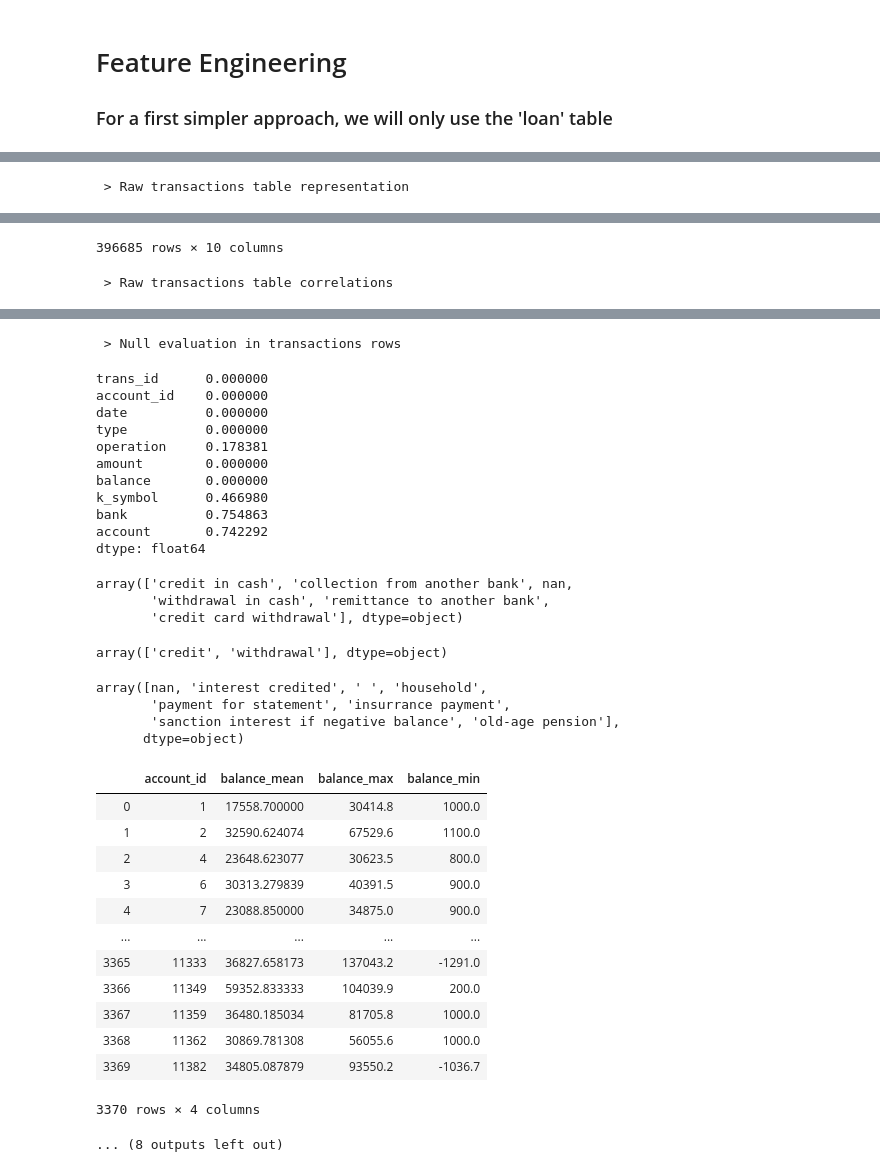
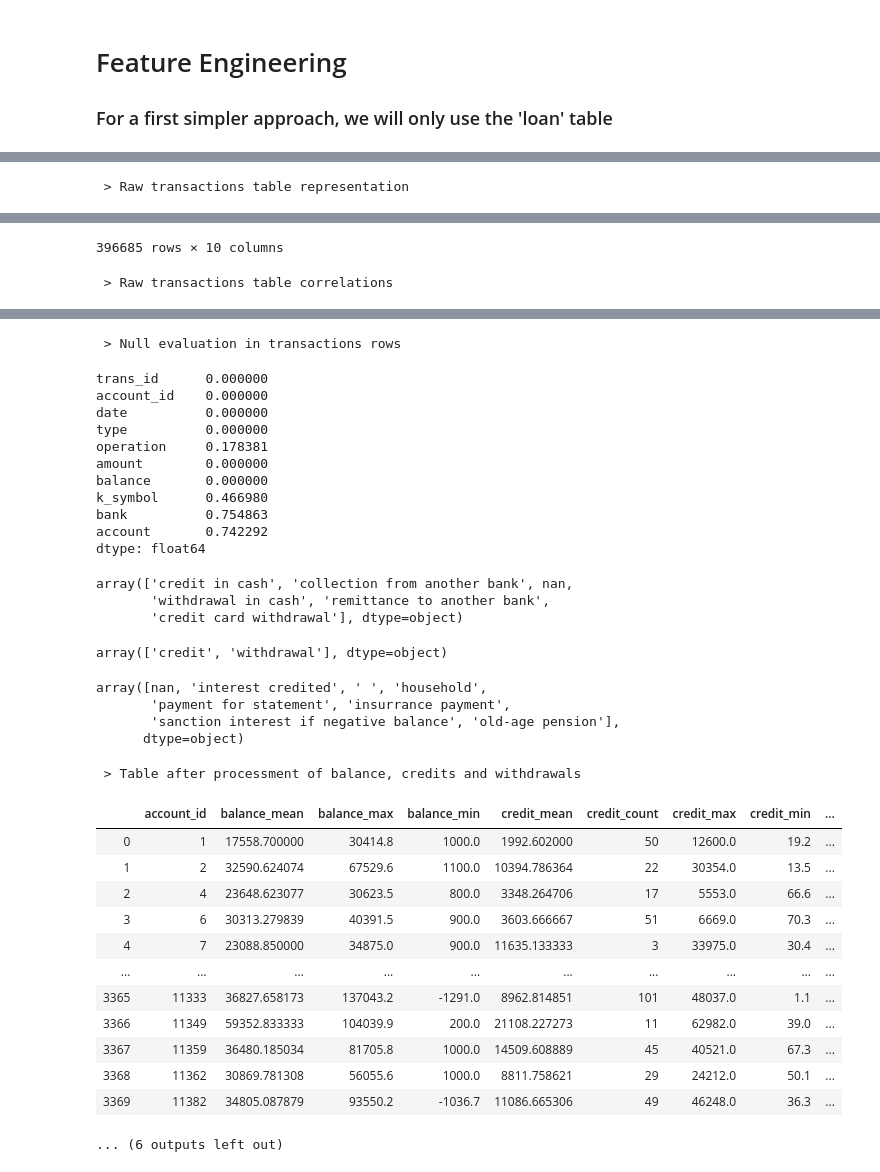
Before and after one commit to EdgarACarneiro/feup-ecac, a Jupyter notebook: project-competition/pre_processing.ipynb, the cells around one changed output, grey strips where cells are left out. Saved outputs shown, nothing was run; the diff lists cells and outputs as text; code cells hidden in the pictures.

```diff
--- a/project-competition/pre_processing.ipynb
+++ b/project-competition/pre_processing.ipynb
@@ -178,15 +178,18 @@ def categorical_binning(dataset):
 
 ### For a first simpler approach, we will only use the 'loan' table
 # %%
-# Reading the different train tables
+# Loading the different train tables
 loan_df = utils.read_csv_to_df('competition_dataset/loan_train.csv', delimiter=';')
 account_df = utils.read_csv_to_df('competition_dataset/account.csv', delimiter=';')
 disp_df = utils.read_csv_to_df('competition_dataset/disp.csv', delimiter=';')
 card_df = utils.read_csv_to_df('competition_dataset/card_train.csv', delimiter=';')
+trans_df = utils.read_csv_to_df('competition_dataset/trans_train.csv', delimiter=';')
 
-
+# Loading the test tables
 loan_test_df = utils.read_csv_to_df('competition_dataset/loan_test.csv', delimiter=';')
 card_test_df = utils.read_csv_to_df('competition_dataset/card_test.csv', delimiter=';')
+trans_test_df = utils.read_csv_to_df('competition_dataset/trans_test.csv', delimiter=';')
+
 
 print(' ::: Tables Scheme :::')
 print('\n\n\t LOAN TABLE')
@@ -197,6 +200,8 @@ print('\n\n\t DISPOSITION TABLE')
 display(disp_df.head())
 print('\n\n\t CREDIT CARD TABLE')
 display(card_df.head())
+print('\n\n\tTRANSACTIONS TABLE')
+display(trans_df.head())
 # %% [output]
  ::: Tables Scheme :::
 
@@ -260,7 +272,6 @@ def process_transactions(transactions_df, debug=False):
         'balance': ['mean', 'max', 'min']
     }).reset_index()
     agg_ballance.columns = ['account_id', 'balance_mean', 'balance_max', 'balance_min']
-    display(agg_ballance)
 
     # Agrregatting credits
     agg_credits = processed_df.groupby(
@@ -270,7 +281,6 @@ def process_transactions(transactions_df, debug=False):
     }).reset_index()
     agg_credits.columns = ['account_id', 'type', 'credit_mean', 'credit_count', 'credit_max', 'credit_min']
     agg_credits = agg_credits[agg_credits['type'] == 'credit']
-    display(agg_credits)
 
     # Aggregatting withdrawals
     agg_withdrawals = processed_df.groupby(
@@ -281,27 +291,29 @@ def process_transactions(transactions_df, debug=False):
     agg_withdrawals.columns = ['account_id', 'type', 'withdrawal_mean', 'withdrawal_count',
                            'withdrawal_max', 'withdrawal_min']
     agg_withdrawals = agg_withdrawals[agg_withdrawals['type'] == 'withdrawal']
-    display(agg_withdrawals)
 
     # Aggregatting all the 3 tables into one
-    agg_res = agg_ballance.merge(agg_credits, on='account_id')\
+    df = agg_ballance.merge(agg_credits, on='account_id')\
                           .merge(agg_withdrawals, on='account_id', how='left')
 
     # Cleaning nulls and useless columns
-    agg_res = agg_res.drop(['type_x', 'type_y'], axis=1)
-    agg_res = numerical_imputation(agg_res, 0)
+    df = df.drop(['type_x', 'type_y'], axis=1)
+    df = numerical_imputation(df, 0)
+
+    # Adding extra columns
+    df['mean_trans_profit'] = df['credit_mean'] - df['withdrawal_mean']
 
 
     if debug:
         print(' > Table after processment of balance, credits and withdrawals')
-        display(agg_res)
-        get_null_summary(agg_res)
+        display(df)
+        get_null_summary(df)
         print(' > And the corresponding correlation matrix')
-        get_df_correlation(agg_res)
+        get_df_correlation(df)
 
-    return agg_res
+    return df
 
-process_transactions(utils.read_csv_to_df('competition_dataset/trans_train.csv', delimiter=';'), True)
+process_transactions(trans_df, True)
 # %% [output]
  > Raw transactions table representation
 |  | trans_id | account_id | date | type | operation | amount | balance | k_symbol | bank | account |
@@ -312,47 +324,47 @@ process_transactions(utils.read_csv_to_df('competition_dataset/trans_train.csv',
 | 4 | 1121963 | 3834 | 930119 | credit | credit in cash | 700.0 | 700.0 | NaN | NaN | NaN |
 | ... | ... | ... | ... | ... | ... | ... | ... | ... | ... | ... |
 | 396680 | 515914 | 1763 | 961231 | withdrawal | withdrawal in cash | 14.6 | 67769.5 | payment for statement | NaN | NaN |
 | 396681 | 516262 | 1765 | 961231 | withdrawal | withdrawal in cash | 14.6 | 19708.1 | payment for statement | NaN | NaN |
 | 396682 | 520019 | 1775 | 961231 | withdrawal | withdrawal in cash | 14.6 | 15944.5 | payment for statement | NaN | NaN |
 | 396683 | 517894 | 1769 | 961231 | withdrawal | withdrawal in cash | 14.6 | 34679.4 | payment for statement | NaN | NaN |
 | 396684 | 518239 | 1770 | 961231 | withdrawal | withdrawal in cash | 14.6 | 68162.9 | payment for statement | NaN | NaN |
 396685 rows × 10 columns
  > Raw transactions table correlations
 [figure]
  > Null evaluation in transactions rows
 trans_id      0.000000
 account_id    0.000000
 date          0.000000
 type          0.000000
 operation     0.178381
 amount        0.000000
 balance       0.000000
 k_symbol      0.466980
 bank          0.754863
 account       0.742292
 dtype: float64
 array(['credit in cash', 'collection from another bank', nan,
        'withdrawal in cash', 'remittance to another bank',
        'credit card withdrawal'], dtype=object)
 array(['credit', 'withdrawal'], dtype=object)
 array([nan, 'interest credited', ' ', 'household',
        'payment for statement', 'insurrance payment',
        'sanction interest if negative balance', 'old-age pension'],
       dtype=object)
+ > Table after processment of balance, credits and withdrawals
-|  | account_id | balance_mean | balance_max | balance_min |
-| 0 | 1 | 17558.700000 | 30414.8 | 1000.0 |
-| 1 | 2 | 32590.624074 | 67529.6 | 1100.0 |
-| 2 | 4 | 23648.623077 | 30623.5 | 800.0 |
-| 3 | 6 | 30313.279839 | 40391.5 | 900.0 |
-| 4 | 7 | 23088.850000 | 34875.0 | 900.0 |
-| ... | ... | ... | ... | ... |
-| 3365 | 11333 | 36827.658173 | 137043.2 | -1291.0 |
-| 3366 | 11349 | 59352.833333 | 104039.9 | 200.0 |
-| 3367 | 11359 | 36480.185034 | 81705.8 | 1000.0 |
-| 3368 | 11362 | 30869.781308 | 56055.6 | 1000.0 |
-| 3369 | 11382 | 34805.087879 | 93550.2 | -1036.7 |
+|  | account_id | balance_mean | balance_max | balance_min | credit_mean | credit_count | credit_max | credit_min | ... |
+| 0 | 1 | 17558.700000 | 30414.8 | 1000.0 | 1992.602000 | 50 | 12600.0 | 19.2 | ... |
+| 1 | 2 | 32590.624074 | 67529.6 | 1100.0 | 10394.786364 | 22 | 30354.0 | 13.5 | ... |
+| 2 | 4 | 23648.623077 | 30623.5 | 800.0 | 3348.264706 | 17 | 5553.0 | 66.6 | ... |
+| 3 | 6 | 30313.279839 | 40391.5 | 900.0 | 3603.666667 | 51 | 6669.0 | 70.3 | ... |
+| 4 | 7 | 23088.850000 | 34875.0 | 900.0 | 11635.133333 | 3 | 33975.0 | 30.4 | ... |
+| ... | ... | ... | ... | ... | ... | ... | ... | ... | ... |
+| 3365 | 11333 | 36827.658173 | 137043.2 | -1291.0 | 8962.814851 | 101 | 48037.0 | 1.1 | ... |
+| 3366 | 11349 | 59352.833333 | 104039.9 | 200.0 | 21108.227273 | 11 | 62982.0 | 39.0 | ... |
+| 3367 | 11359 | 36480.185034 | 81705.8 | 1000.0 | 14509.608889 | 45 | 40521.0 | 67.3 | ... |
+| 3368 | 11362 | 30869.781308 | 56055.6 | 1000.0 | 8811.758621 | 29 | 24212.0 | 50.1 | ... |
+| 3369 | 11382 | 34805.087879 | 93550.2 | -1036.7 | 11086.665306 | 49 | 46248.0 | 36.3 | ... |
-3370 rows × 4 columns
-... (8 outputs left out)
+... (6 outputs left out)
 # %%
 def compose_dataset(loan_df, account_df, disp_df, card_df, debug=False):
     '''Join the different tables and apply feature engineering'''
```
Also changed, not shown: parts of 3 cells of this notebook, 1 other file.
